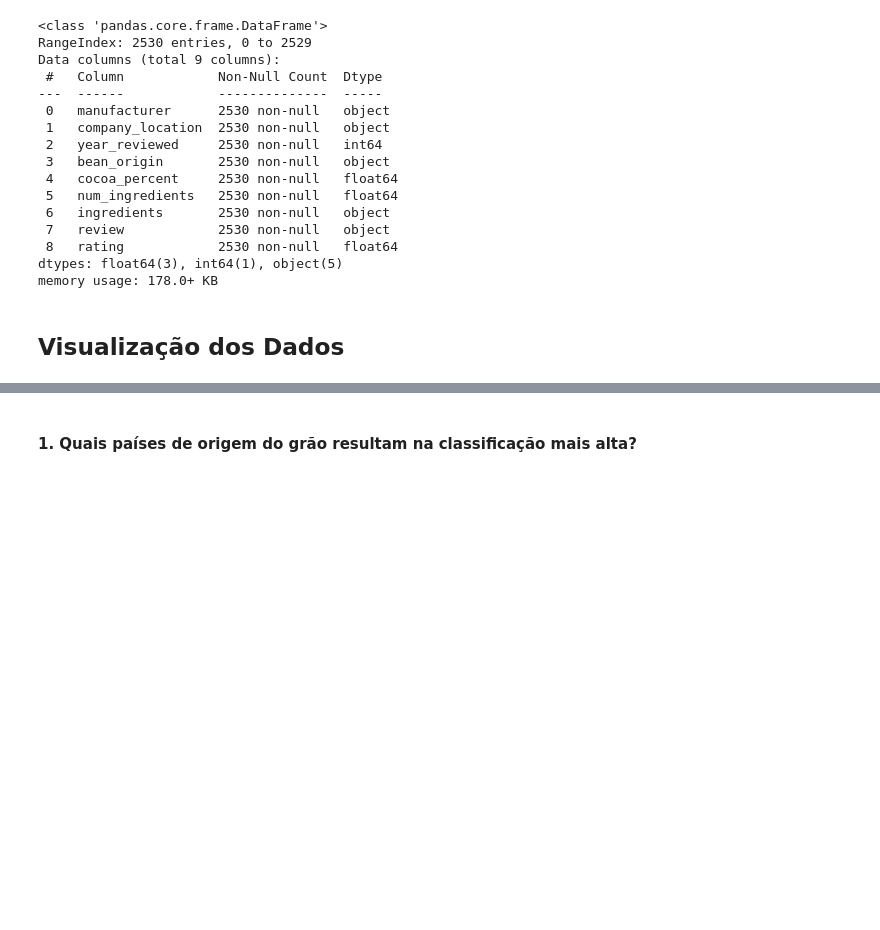
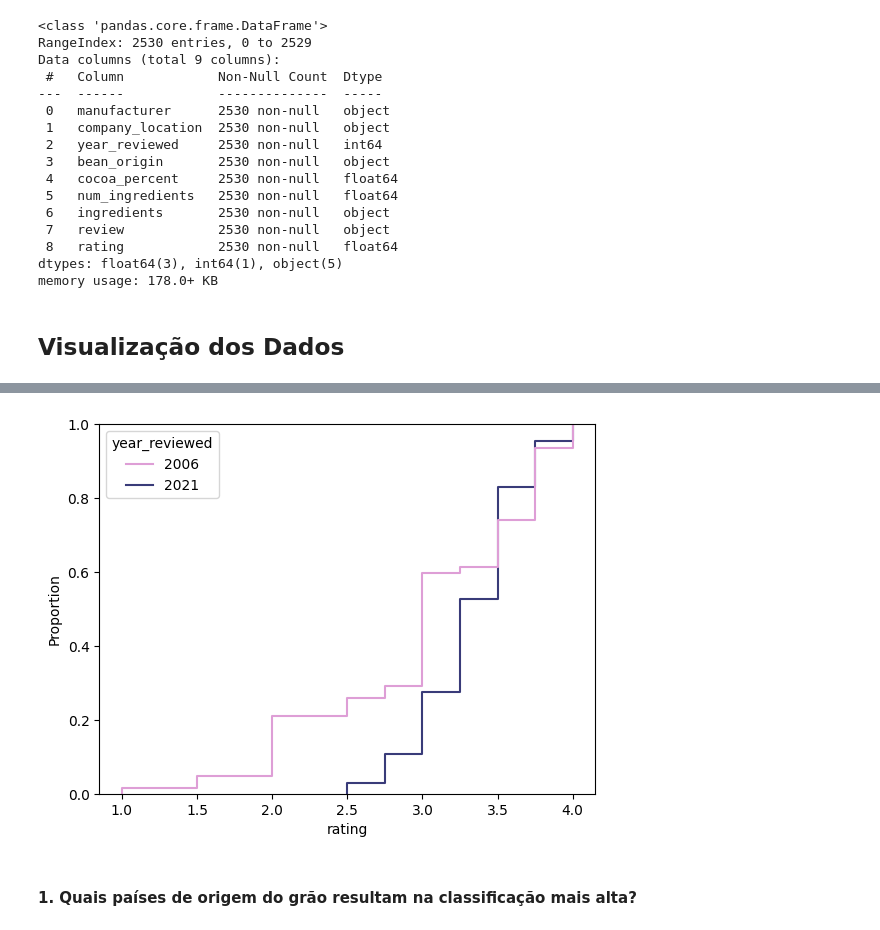
Before and after one commit to talitacgs/ChocolateBar_Analysis, a Jupyter notebook: chocolate_analysis.ipynb, the cells around one changed output, grey strips where cells are left out. Drawn from its saved outputs; the diff is of its cells as text; code cells hidden in the pictures; blank space fills up the shorter version.

```diff
--- a/chocolate_analysis.ipynb
+++ b/chocolate_analysis.ipynb
@@ -175,3 +184,9 @@ memory usage: 178.0+ KB
+# %%
+# Comparando rating do primeiro e último ano
+data = df.loc[(df['year_reviewed'] == 2006) | (df['year_reviewed'] == 2021)]
+sns.ecdfplot(data=data, x="rating", hue="year_reviewed",palette="tab20b_r");
+# %% [output]
+[figure, added]
 # %% [markdown]
 #### 1. Quais países de origem do grão resultam na classificação mais alta?
 # %%
```
Also changed, not shown: parts of 15 cells of this notebook.
